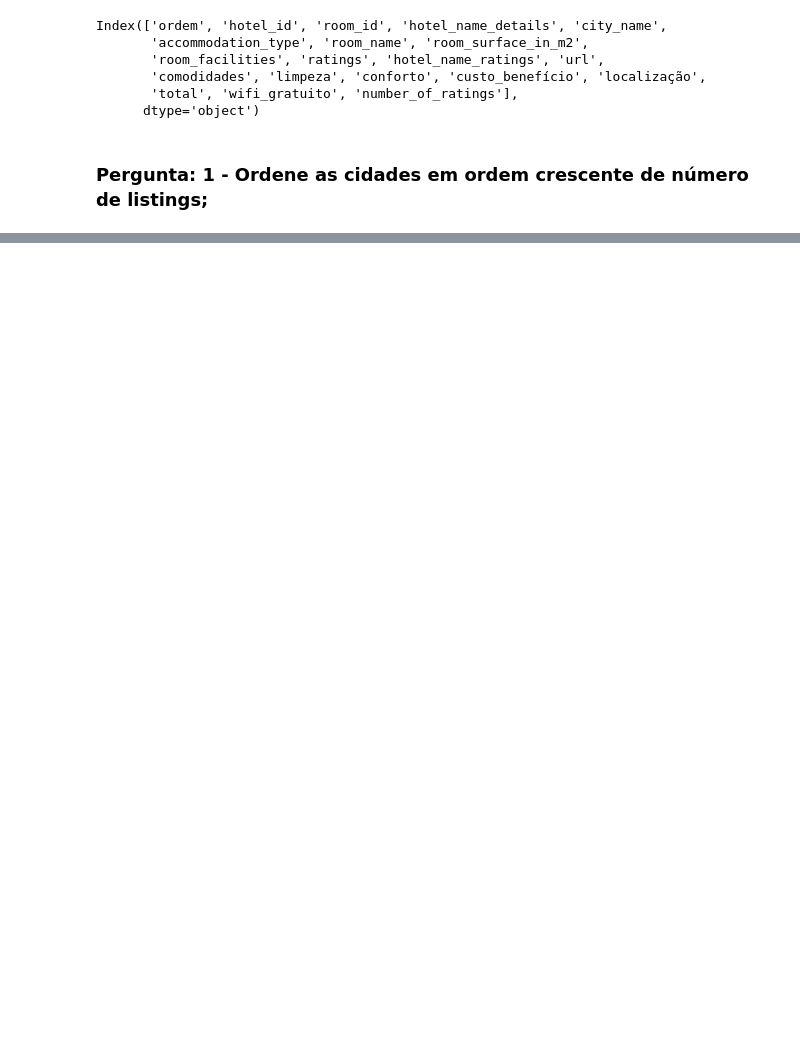
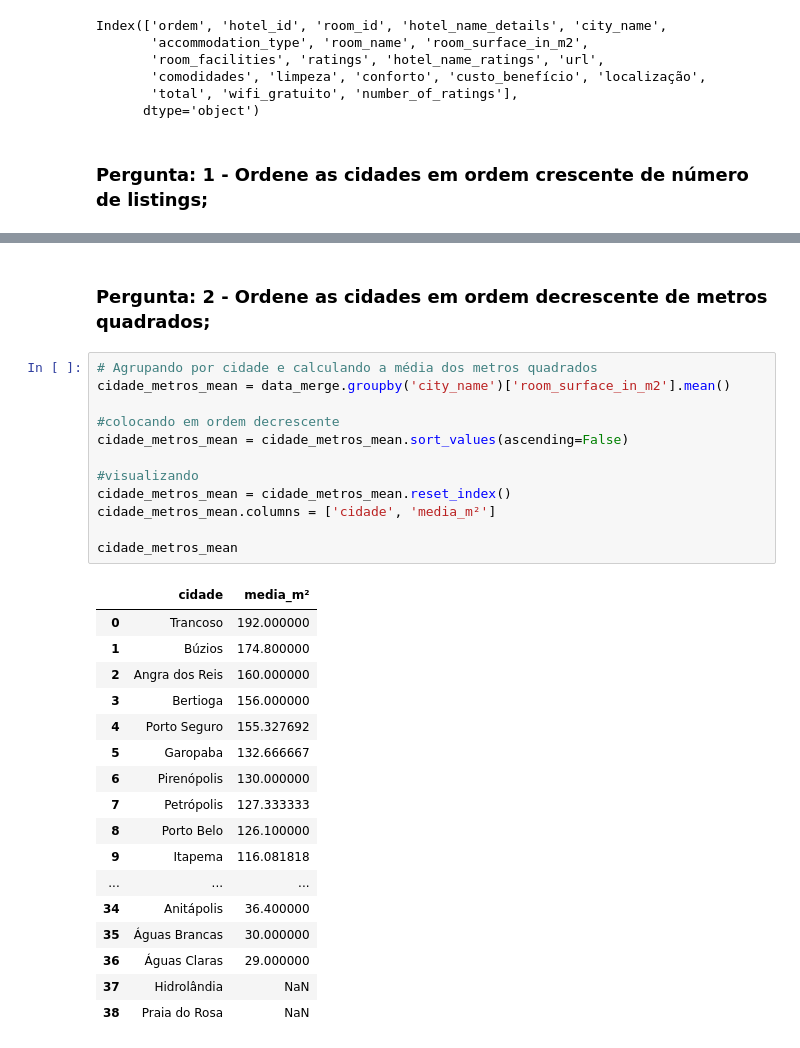
Before and after one commit to IsisAraujo/desafio_pratico_Seazone, a Jupyter notebook: eda.ipynb, the cells around one changed output, grey strips where cells are left out. Cells and saved outputs as stored; diff of their text form; blank space fills up the shorter version.

```diff
--- a/eda.ipynb
+++ b/eda.ipynb
@@ -153,0 +177,32 @@ print(cidade_ordem)
+# %% [markdown]
+### Pergunta: 2 - Ordene as cidades em ordem decrescente de metros quadrados;
+# %%
+# Agrupando por cidade e calculando a média dos metros quadrados
+cidade_metros_mean = data_merge.groupby('city_name')['room_surface_in_m2'].mean()
+
+#colocando em ordem decrescente
+cidade_metros_mean = cidade_metros_mean.sort_values(ascending=False)
+
+#visualizando
+cidade_metros_mean = cidade_metros_mean.reset_index()
+cidade_metros_mean.columns = ['cidade', 'media_m²']
+
+cidade_metros_mean
+# %% [output]
+|  | cidade | media_m² |
+| 0 | Trancoso | 192.000000 |
+| 1 | Búzios | 174.800000 |
+| 2 | Angra dos Reis | 160.000000 |
+| 3 | Bertioga | 156.000000 |
+| 4 | Porto Seguro | 155.327692 |
+| 5 | Garopaba | 132.666667 |
+| 6 | Pirenópolis | 130.000000 |
+| 7 | Petrópolis | 127.333333 |
+| 8 | Porto Belo | 126.100000 |
+| 9 | Itapema | 116.081818 |
+| ... | ... | ... |
+| 34 | Anitápolis | 36.400000 |
+| 35 | Águas Brancas | 30.000000 |
+| 36 | Águas Claras | 29.000000 |
+| 37 | Hidrolândia | NaN |
+| 38 | Praia do Rosa | NaN |
```
Also changed, not shown: parts of 23 cells of this notebook, 1 other file.
